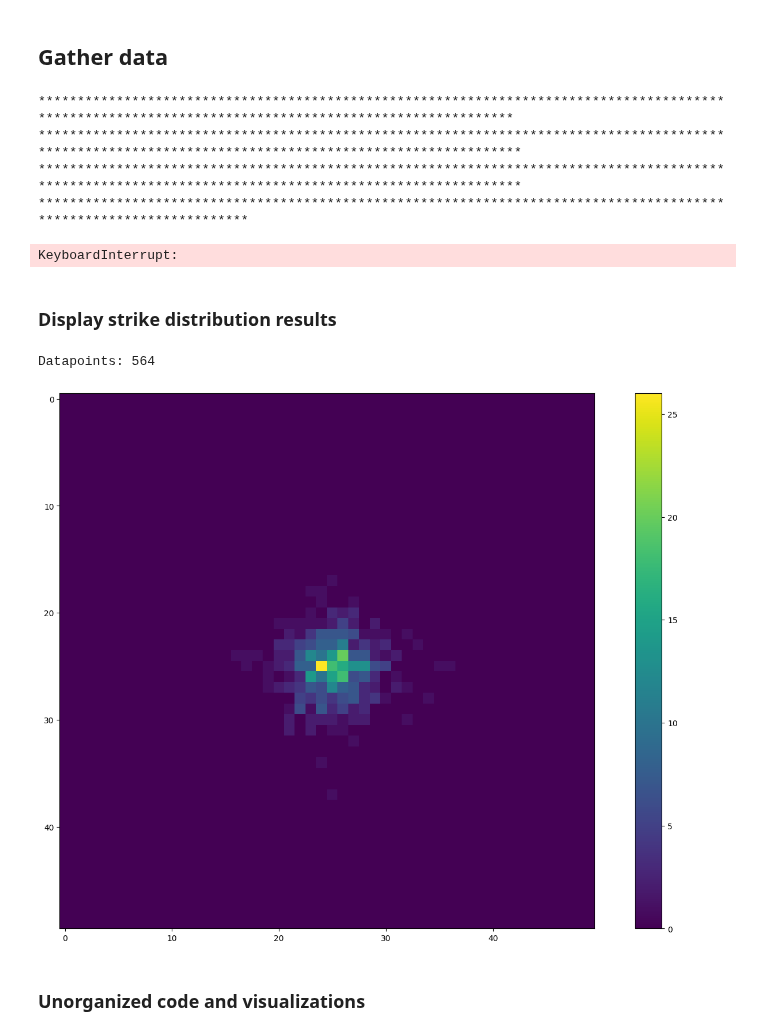
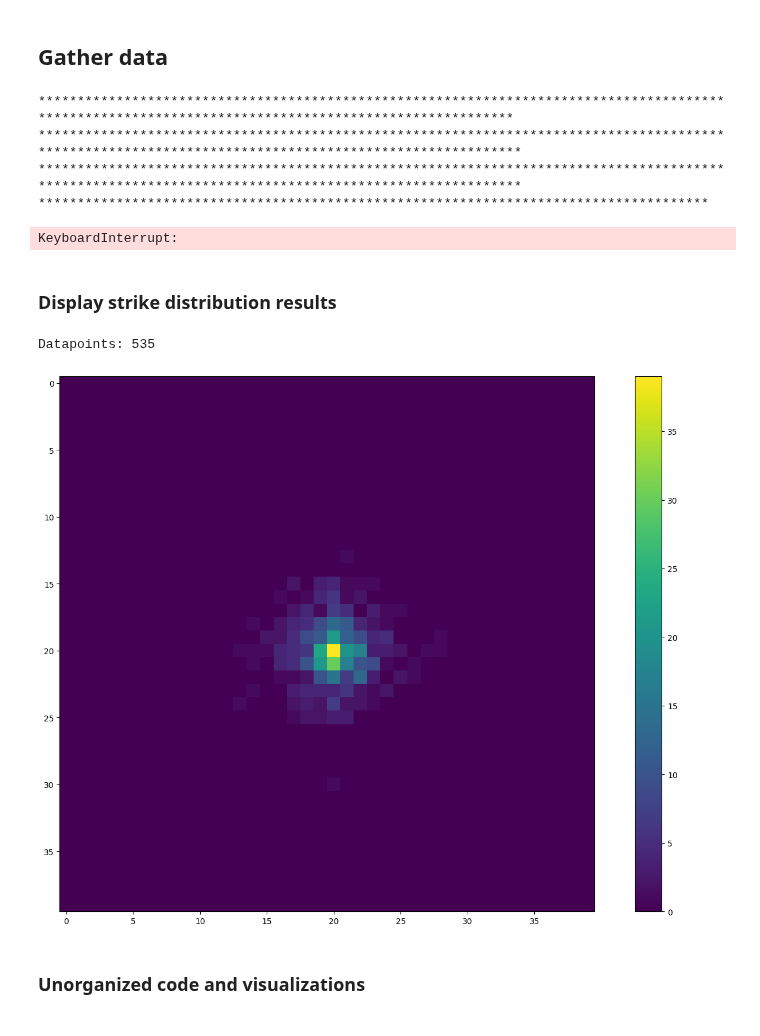
Before and after one commit to g-nilsson/spatial_discretizations_impact_on_simulations, a Jupyter notebook: DBM_cube.ipynb, the cells around one changed output. Saved outputs shown, nothing was run; the diff lists cells and outputs as text; code cells hidden in the pictures.

```diff
--- a/DBM_cube.ipynb
+++ b/DBM_cube.ipynb
@@ -210,8 +210,8 @@ class DBM_cube:
 ## Gather data
 # %%
 # --- Simulation parameters ---
-N=25
-width = N*2
+target_height = 20
+width = target_height*2
 nu=6
 threshold=0.001
 # -----------------------------
@@ -219,8 +219,8 @@ import os
 __location__ = os.path.realpath(os.getcwd())
 
 # Files to store data in
-filename_viz =    f"{__location__}\\data\\Cube\\x2_widths\\{N}_{nu}_{threshold}_vizdata.txt"
-filename_strike = f"{__location__}\\data\\Cube\\x2_widths\\{N}_{nu}_{threshold}_strikedata.txt"
+filename_viz =    f"{__location__}\\data\\Cube\\x2_widths\\{target_height}_{nu}_{threshold}_vizdata.txt"
+filename_strike = f"{__location__}\\data\\Cube\\x2_widths\\{target_height}_{nu}_{threshold}_strikedata.txt"
 viz_file = open(filename_viz,'a')
 strike_file = open(filename_strike,'a')
 
@@ -229,7 +229,7 @@ viz_storing_freq = 150
 i = 0
 while True:
     # Run a simulation
-    sim_instance = DBM_cube(dimensions=(N, width, width), nu=nu, threshold=threshold)
+    sim_instance = DBM_cube(dimensions=(target_height, width, width), nu=nu, threshold=threshold)
     sim_instance.strike_lightning()
 
     i += 1
@@ -250,7 +250,7 @@ while True:
 *****************************************************************************************************************************************************
 ******************************************************************************************************************************************************
 ******************************************************************************************************************************************************
-*******************************************************************************************************************
+**************************************************************************************
 KeyboardInterrupt:
 # %%
 # Run this to close the files
@@ -259,35 +259,35 @@ strike_file.close()
 # %% [markdown]
 ### Display strike distribution results
 # %%
-N=25
+target_height=20
 nu=6
 threshold=0.001
 
-filename_strike = f"C:\\Users\\gabriel\\Desktop\\Capstone\\data\\Cube\\x2_widths\\{N}_{nu}_{threshold}_strikedata.txt"
+filename_strike = f"C:\\Users\\gabriel\\Desktop\\Capstone\\data\\Cube\\x2_widths\\{target_height}_{nu}_{threshold}_strikedata.txt"
 strike_file = open(filename_strike,'r')
 strike_data_str = strike_file.read()
 strike_data_str = strike_data_str.split('#')[:-1]
 
-strike_data = np.zeros((N*2, N*2))
+strike_data = np.zeros((target_height*2, target_height*2))
 print("Datapoints:",len(strike_data_str))
 
 for point in strike_data_str:
     point = point.split(',')
     x_coord = point[1]
     y_coord = point[2]
     x_coord = x_coord.strip()
     y_coord = y_coord.strip()
     y_coord = y_coord.strip(')')
     strike_data[int(x_coord), int(y_coord)] += 1
 
 cmap = matplotlib.cm.viridis
 fig = plt.figure(figsize=(18,12))
 plt.imshow(strike_data, cmap=cmap)
 plt.colorbar()
 plt.show()
 # %% [output]
-Datapoints: 564
+Datapoints: 535
-[figure, old version]
+[figure, new version]
 # %% [markdown]
 ### Unorganized code and visualizations
 # %%
```
Also changed, not shown: parts of 1 cell of this notebook, 8 other files.
